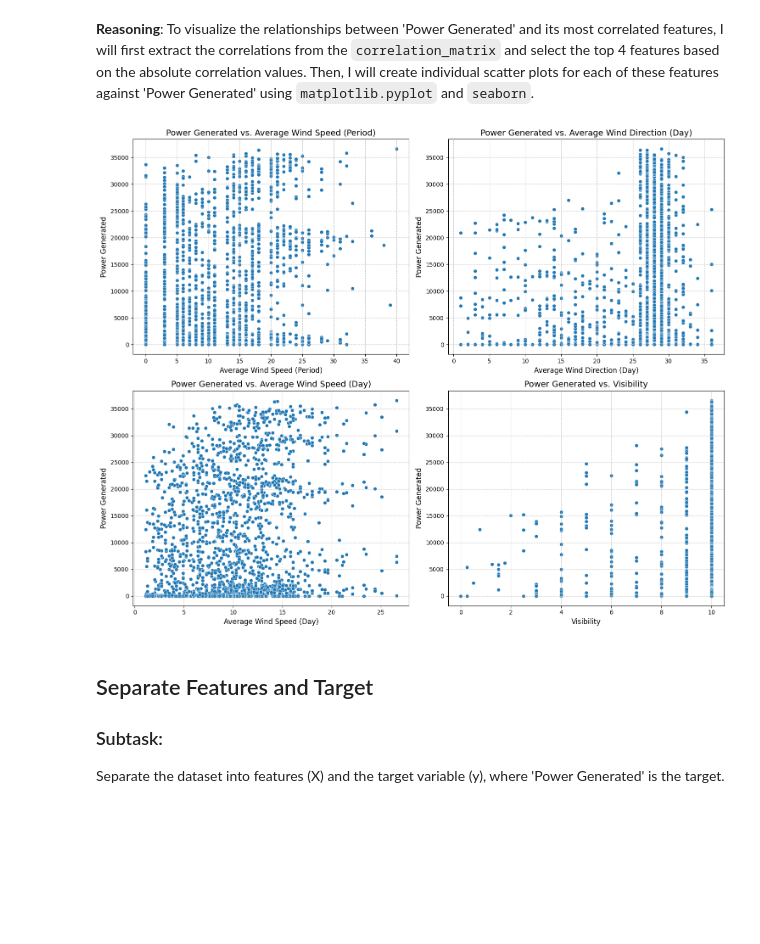
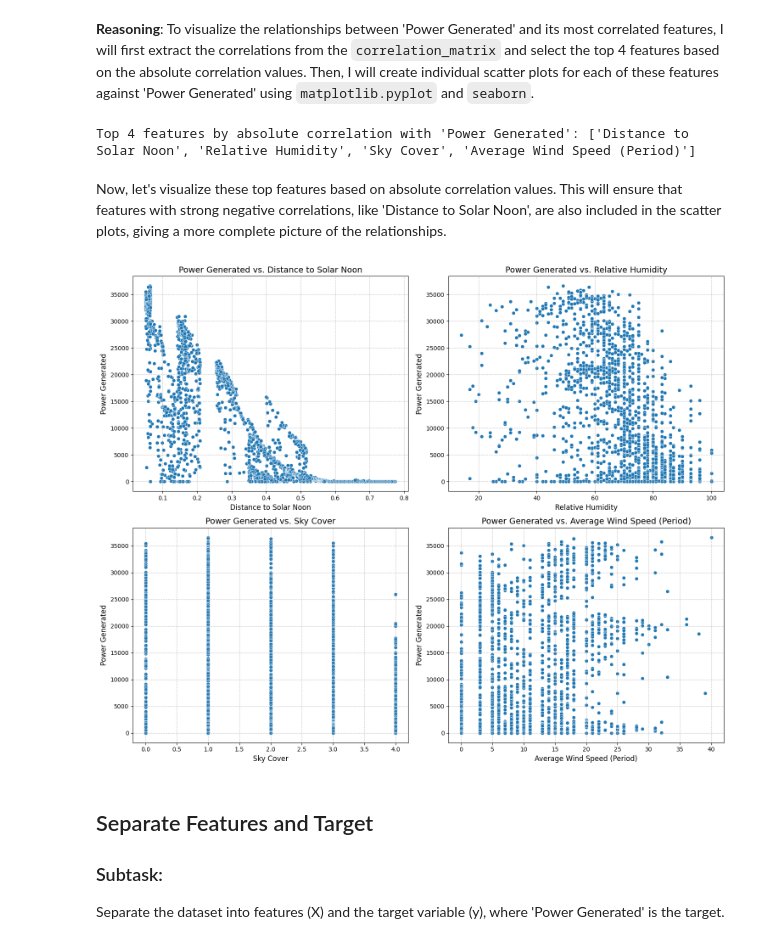
Before and after one commit to jobathomas/u2202459---IB2AD0-Individual-Assignment, a Jupyter notebook: Random_Forest_for_Solar_Power.ipynb, the cells around one changed output. Cells and saved outputs as stored; diff of their text form; code cells hidden in the pictures; blank space fills up the shorter version.

```diff
--- a/Random_Forest_for_Solar_Power.ipynb
+++ b/Random_Forest_for_Solar_Power.ipynb
@@ -62,3 +61,0 @@ The previous step identified one null value in the 'Average Wind Speed (Period)'
-# %%
-df['Average Wind Speed (Period)'].fillna(median_avg_wind_speed, inplace=True)
-print(df.isnull().sum())
@@ -91,0 +62,6 @@ The previous code generated a `FutureWarning` because `inplace=True` within a ch
+# %%
+# Calculate the median of the 'Average Wind Speed (Period)' column
+median_avg_wind_speed = df['Average Wind Speed (Period)'].median()
+# Fill the null value with the calculated median (modified to avoid FutureWarning)
+df['Average Wind Speed (Period)'] = df['Average Wind Speed (Period)'].fillna(median_avg_wind_speed)
+print(df.isnull().sum())
@@ -184,33 +178,39 @@ Generate a pair plot or scatter plots for 'Power Generated' against the features
 # %% [markdown]
 **Reasoning**:
 To visualize the relationships between 'Power Generated' and its most correlated features, I will first extract the correlations from the `correlation_matrix` and select the top 4 features based on the absolute correlation values. Then, I will create individual scatter plots for each of these features against 'Power Generated' using `matplotlib.pyplot` and `seaborn`.
+# %%
+# Calculate absolute correlations with 'Power Generated'
+power_generated_corr_abs = correlation_matrix['Power Generated'].abs()
+
+# Exclude 'Power Generated' itself and sort by absolute correlation in descending order
+top_correlated_features_abs = power_generated_corr_abs[power_generated_corr_abs.index != 'Power Generated'].sort_values(ascending=False).head(4).index.tolist()
+
+print(f"Top 4 features by absolute correlation with 'Power Generated': {top_correlated_features_abs}")
+# %% [output]
+Top 4 features by absolute correlation with 'Power Generated': ['Distance to Solar Noon', 'Relative Humidity', 'Sky Cover', 'Average Wind Speed (Period)']
+# %% [markdown]
+Now, let's visualize these top features based on absolute correlation values. This will ensure that features with strong negative correlations, like 'Distance to Solar Noon', are also included in the scatter plots, giving a more complete picture of the relationships.
 # %%
 import matplotlib.pyplot as plt
 import seaborn as sns
 
-# Get correlations with 'Power Generated'
-power_generated_corr = correlation_matrix['Power Generated'].sort_values(ascending=False)
-
-# Exclude 'Power Generated' itself and get the top 4 features
-top_correlated_features = power_generated_corr[power_generated_corr.index != 'Power Generated'].head(4).index.tolist()
-
 # Set up the matplotlib figure and axes for the scatter plots
-num_features = len(top_correlated_features)
+num_features = len(top_correlated_features_abs)
 num_rows = (num_features + 1) // 2  # Adjust for 2 columns per row
 plt.figure(figsize=(15, 6 * num_rows))
 
-for i, feature in enumerate(top_correlated_features):
+for i, feature in enumerate(top_correlated_features_abs):
     plt.subplot(num_rows, 2, i + 1) # Create subplots
     sns.scatterplot(x=df_daylight[feature], y=df_daylight['Power Generated'])
     plt.title(f'Power Generated vs. {feature}', fontsize=14)
     plt.xlabel(feature, fontsize=12)
     plt.ylabel('Power Generated', fontsize=12)
     plt.grid(True, linestyle='--', alpha=0.7)
 
 plt.tight_layout()
 plt.show()
 # %% [output]
-[figure, old version]
+[figure, new version]
 # %% [markdown]
 ## Separate Features and Target
 
```
Also changed, not shown: parts of 12 cells of this notebook.
